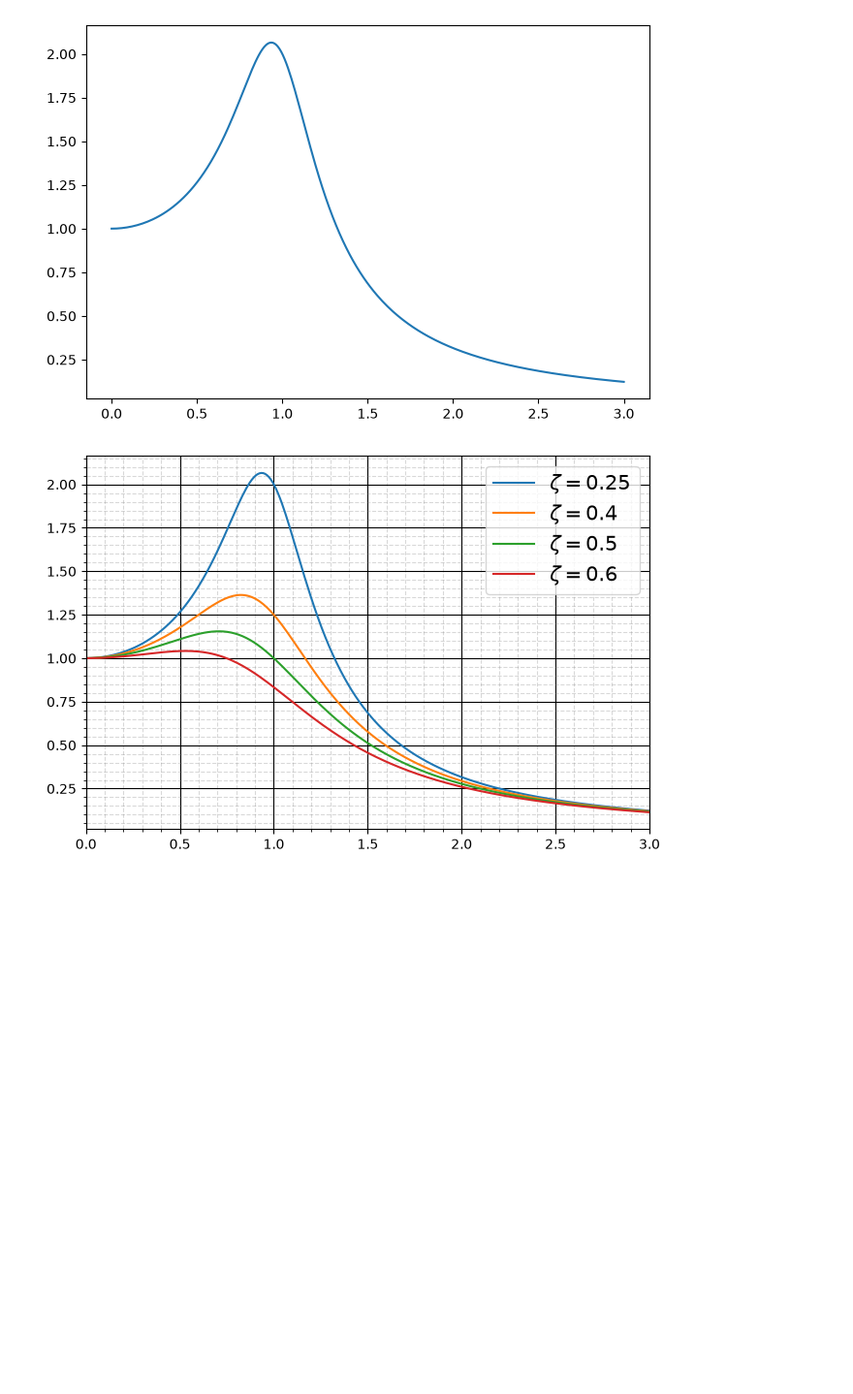
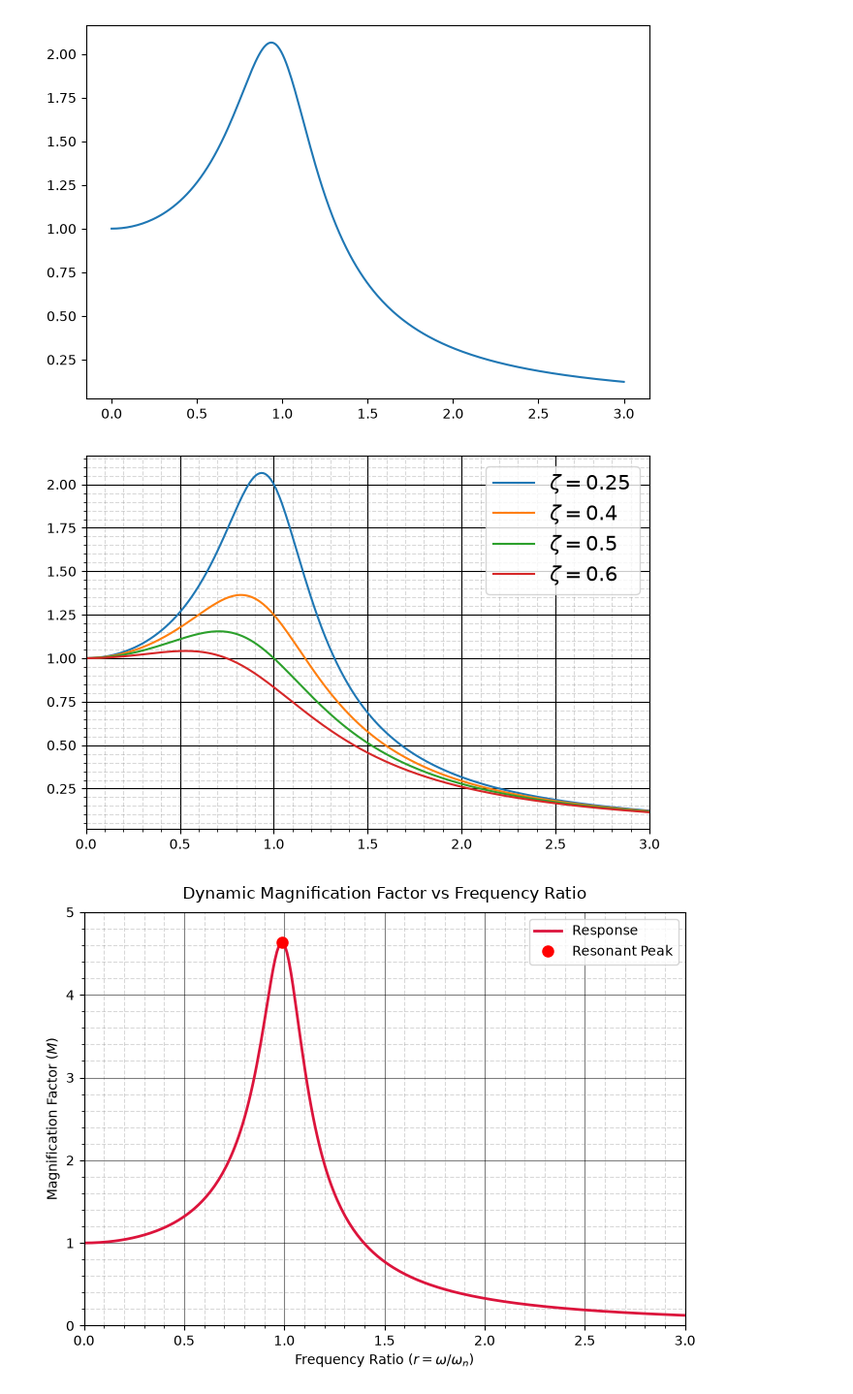
Before and after one commit to 5r33dhar/MechPY, a Jupyter notebook: Section 4 Plotting the data with Matplotlib Library for Python/Section 5: Programs on Mechanics, Machine Design/30. Program - 3 - Plot the frequency response of the spring mass system.ipynb, the cells around one changed output. Shown at 97% size. Saved outputs shown, nothing was run; the diff lists cells and outputs as text; code cells hidden in the pictures; blank space fills up the shorter version.

```diff
--- a/Section 4 Plotting the data with Matplotlib Library for Python/Section 5: Programs on Mechanics, Machine Design/30. Program - 3 - Plot the frequency response of the spring mass system.ipynb
+++ b/Section 4 Plotting the data with Matplotlib Library for Python/Section 5: Programs on Mechanics, Machine Design/30. Program - 3 - Plot the frequency response of the spring mass system.ipynb
@@ -88,3 +88,95 @@ nat_freq = np.sqrt(u)
 print("First natural frequency :",nat_freq[0])
 print("Second natural frequency :",nat_freq[1])
 print("Third natural frequency :",nat_freq[2])
+# %%
+import numpy as np
+import matplotlib.pyplot as plt
+from matplotlib.backends.backend_tkagg import FigureCanvasTkAgg
+import tkinter as tk
+from tkinter import ttk
+
+# --- Plotting Function ---
+def update_plot(val):
+    # Get current damping ratio from slider
+    z = float(val)
+    zeta_label.config(text=f"Damping Ratio (ζ): {z:.2f}")
+
+    # Calculate Frequency Response
+    r = np.linspace(0, 3, 300)
+    a = 1 - r**2
+    b = 2 * z * r
+    fr = 1 / np.sqrt(a**2 + b**2)
+
+    # Update line data
+    line.set_ydata(fr)
+
+    # Dynamically update the peak point marker
+    if z < 1 / np.sqrt(2):  # Peak exists for r > 0 only if zeta < 0.707
+        r_peak = np.sqrt(1 - 2 * z**2)
+        fr_peak = 1 / (2 * z * np.sqrt(1 - z**2))
+        peak_marker.set_data([r_peak], [fr_peak])
+        peak_marker.set_visible(True)
+    else:
+        peak_marker.set_visible(False)
+
+    canvas.draw()
+
+# --- Tkinter GUI Setup ---
+root = tk.Tk()
+root.title("SDOF Frequency Response Explorer")
+root.geometry("800x600")
+
+# Create a frame for the plot
+plot_frame = ttk.Frame(root)
+plot_frame.pack(side=tk.TOP, fill=tk.BOTH, expand=True)
+
+# Create a frame for controls
+control_frame = ttk.Frame(root, padding="10")
+control_frame.pack(side=tk.BOTTOM, fill=tk.X)
+
+# --- Initialize Matplotlib Figure ---
+fig, ax = plt.subplots(figsize=(7, 4.5))
+r_init = np.linspace(0, 3, 300)
+z_init = 0.25
+
+# Setup static plot elements
+ax.set_title("Dynamic Magnification Factor vs Frequency Ratio", fontsize=12, pad=10)
+ax.set_xlabel("Frequency Ratio ($r = \omega / \omega_n$)", fontsize=10)
+ax.set_ylabel("Magnification Factor ($M$)", fontsize=10)
+ax.grid(which='major', color='black', alpha=0.5)
+ax.minorticks_on()
+ax.grid(visible=True, which='minor', color='grey', linestyle='--', alpha=0.3)
+ax.set_xlim(0, 3)
+ax.set_ylim(0, 5)
+
+# Plot initial line and peak marker
+line, = ax.plot(r_init, np.zeros_like(r_init), color='crimson', lw=2, label="Response")
+peak_marker, = ax.plot([], [], 'ro', markersize=8, label="Resonant Peak")
+ax.legend(loc='upper right')
+
+# Embed figure into Tkinter
+canvas = FigureCanvasTkAgg(fig, master=plot_frame)
+canvas.get_tk_widget().pack(fill=tk.BOTH, expand=True)
+
+# --- Control Widgets ---
+zeta_label = ttk.Label(control_frame, text="Damping Ratio (ζ): 0.25", font=("Arial", 11))
+zeta_label.pack(side=tk.LEFT, padx=10)
+
+# Slider to modify zeta dynamically from 0.05 to 1.00
+slider = ttk.Scale(
+    control_frame,
+    from_=0.05,
+    to=1.00,
+    orient="horizontal",
+    command=update_plot
+)
+slider.set(z_init)  # Set initial slider value
+slider.pack(side=tk.LEFT, fill=tk.X, expand=True, padx=10)
+
+# Initialize the plot with the default value
+update_plot(z_init)
+
+# Run application
+root.mainloop()
+# %% [output]
+[figure, added]
```
Also changed, not shown: parts of 1 cell of this notebook.
